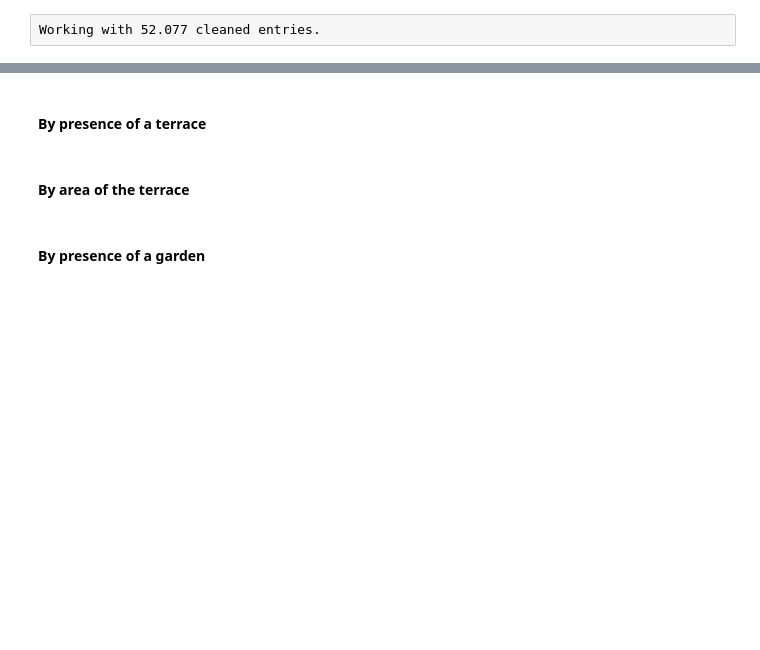
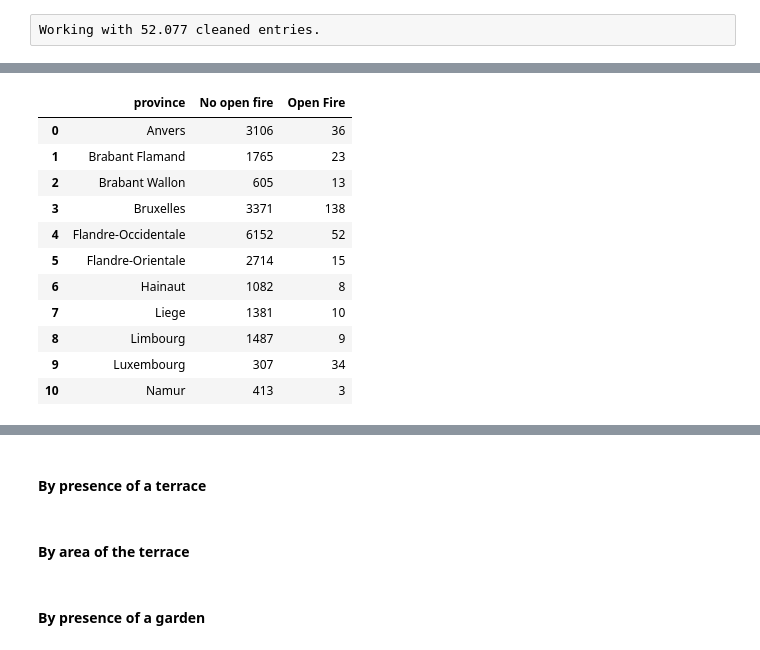
Before and after one commit to Demesmaeker/Immo_data_analysis, a Jupyter notebook: Comparisons between variables (no prices).ipynb, the cells around one changed output, grey strips where cells are left out. Drawn from its saved outputs; the diff is of its cells as text; code cells hidden in the pictures; blank space fills up the shorter version.

```diff
--- a/Comparisons between variables (no prices).ipynb
+++ b/Comparisons between variables (no prices).ipynb
@@ -803,0 +838,26 @@ Working with 52.077 cleaned entries.
+# %%
+apart_loc_fire = locality_fire[locality_fire['type_of_property'] == 'apartment']
+apart_loc_fire_0 = apart_loc_fire[apart_loc_fire['open_fire'] == 0].groupby('province').fully_equipped_kitchen.agg(['count'])
+apart_loc_fire_1 = apart_loc_fire[apart_loc_fire['open_fire'] == 1].groupby('province').fully_equipped_kitchen.agg(['count'])
+
+apart_loc_fire_0.reset_index(level=0, inplace=True)
+apart_loc_fire_0 = apart_loc_fire_0.rename(columns={'count':'No open fire'})
+apart_loc_fire_1.reset_index(level=0, inplace=True)
+apart_loc_fire_1 = apart_loc_fire_1.rename(columns={'count':'Open Fire'})
+
+apart_province_fire = pd.merge(apart_loc_fire_0, apart_loc_fire_1, how = 'outer', on='province')
+
+apart_province_fire
+# %% [output]
+|  | province | No open fire | Open Fire |
+| 0 | Anvers | 3106 | 36 |
+| 1 | Brabant Flamand | 1765 | 23 |
+| 2 | Brabant Wallon | 605 | 13 |
+| 3 | Bruxelles | 3371 | 138 |
+| 4 | Flandre-Occidentale | 6152 | 52 |
+| 5 | Flandre-Orientale | 2714 | 15 |
+| 6 | Hainaut | 1082 | 8 |
+| 7 | Liege | 1381 | 10 |
+| 8 | Limbourg | 1487 | 9 |
+| 9 | Luxembourg | 307 | 34 |
+| 10 | Namur | 413 | 3 |
```
Also changed, not shown: parts of 4 cells of this notebook.
